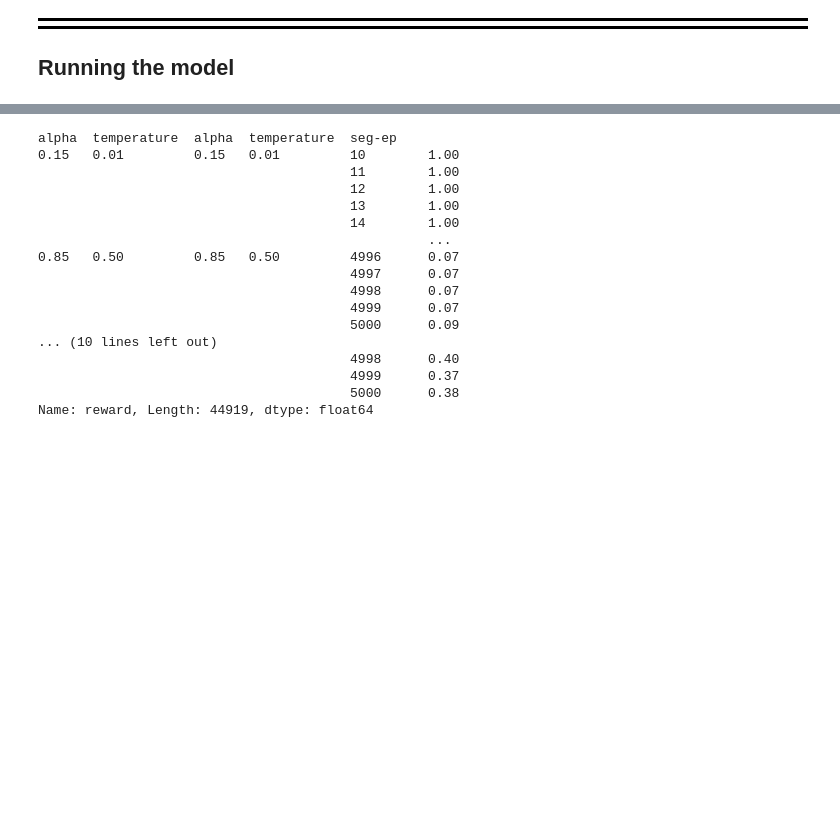
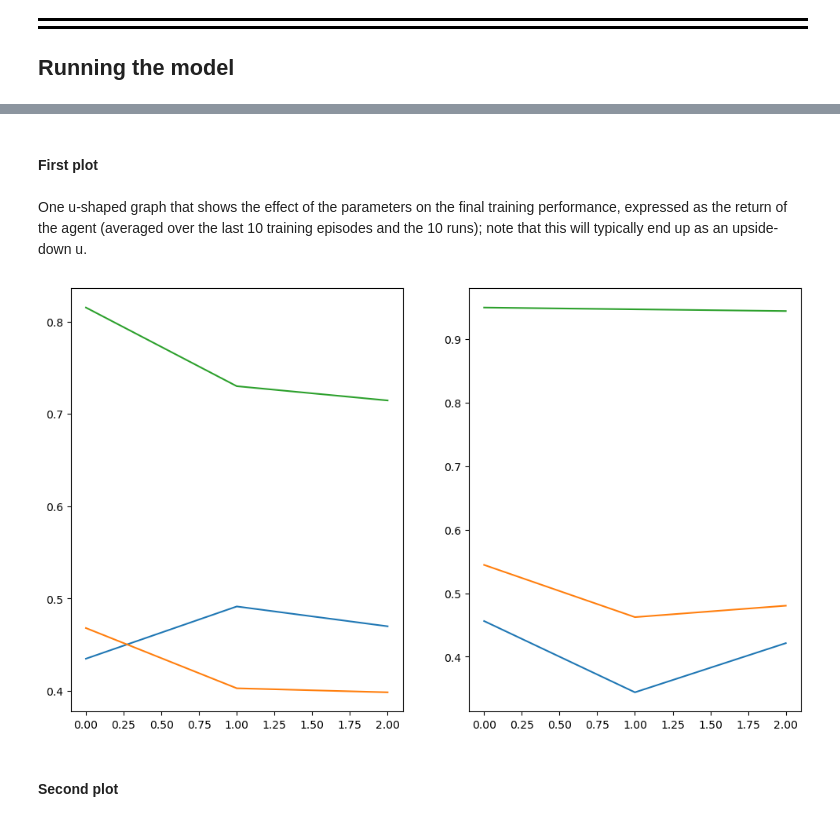
Before and after one commit to rafalm0/SARSA, a Jupyter notebook: SARSA.ipynb, the cells around one changed output, grey strips where cells are left out. Saved outputs shown, nothing was run; the diff lists cells and outputs as text; code cells hidden in the pictures; blank space fills up the shorter version.

Commit message:
adding plots for 1 question

```diff
--- a/SARSA.ipynb
+++ b/SARSA.ipynb
@@ -240,31 +245,48 @@ runs); note that this will typically end up as an upside-down u.
-# %%
-df_training = df[df['mode'] == 0]
-
-
-for model in df_training['sarsa'].unique():
-    df_ = df_training[df_training['sarsa'] == model]
-    df_ = df_.apply(lambda a: a,axis=1)
-    df_['seg-ep'] = df_['segment'] * max(df_['episode']) + df_['episode'] - 10
-    df_ = df_[['alpha','temperature','run','reward','seg-ep']]
-    df_ = df_.groupby(['alpha','temperature','seg-ep']).mean()
-    df_ = df_.dropna()
-    df_ = df_.groupby(['alpha','temperature']).rolling(10).mean()['reward'].dropna()
-    print(df_)
-# %% [output]
-alpha  temperature  alpha  temperature  seg-ep
-0.15   0.01         0.15   0.01         10        1.00
-                                        11        1.00
-                                        12        1.00
-                                        13        1.00
-                                        14        1.00
-                                                  ...
-0.85   0.50         0.85   0.50         4996      0.07
-                                        4997      0.07
-                                        4998      0.07
-                                        4999      0.07
-                                        5000      0.09
-... (10 lines left out)
-                                        4998      0.40
-                                        4999      0.37
-                                        5000      0.38
-Name: reward, Length: 44919, dtype: float64
+# %% [markdown]
+#### First plot
+# %% [markdown]
+One u-shaped graph that shows the effect of the parameters on the final training performance,
+expressed as the return of the agent (averaged over the last 10 training episodes and the 10
+runs); note that this will typically end up as an upside-down u.
+# %%
+df_training = df[df['mode'] == 0] # getting training
+
+results = {}
+
+for model in df_training['sarsa'].unique():
+    df_ = df_training[df_training['sarsa'] == model].copy()
+    df_['seg-ep'] = (df_['segment'] * training_size) + df_['episode']
+    df_ = df_[['alpha','temperature','reward','seg-ep']]
+
+    for i,group in df_.groupby(['alpha','temperature']): # each config result
+        a = list(group['alpha'])[0]
+        t = list(group['temperature'])[0]
+
+        if a not in results.keys():
+            results[a] = {}
+
+        if t not in results[a].keys():
+            results[a][t] = {'classic':{},'expected':{}}
+
+
+        results[a][t][model] = group.groupby('seg-ep').mean().rolling(rolling_window).mean().dropna()['reward']
+
+alphas = list(results.keys())
+temperatures = list(results[alphas[0]].keys())
+# %%
+def rms(arr):
+    return np.sqrt(np.mean((1-np.array(arr))**2))
+# %%
+fig, ax = plt.subplots(1,2,figsize=(12,7))
+
+for m,model in enumerate(expected):
+    for j, temperature in enumerate(temperatures):
+        line_values = []
+        for i,alpha in enumerate(alphas):
+            line_values.append(rms(results[alpha][temperature][model]))
+
+        ax[m].plot(line_values)
+# %% [output]
+[figure, added]
+# %% [markdown]
+#### Second plot
```
Also changed, not shown: parts of 15 cells of this notebook, 1 other file.
